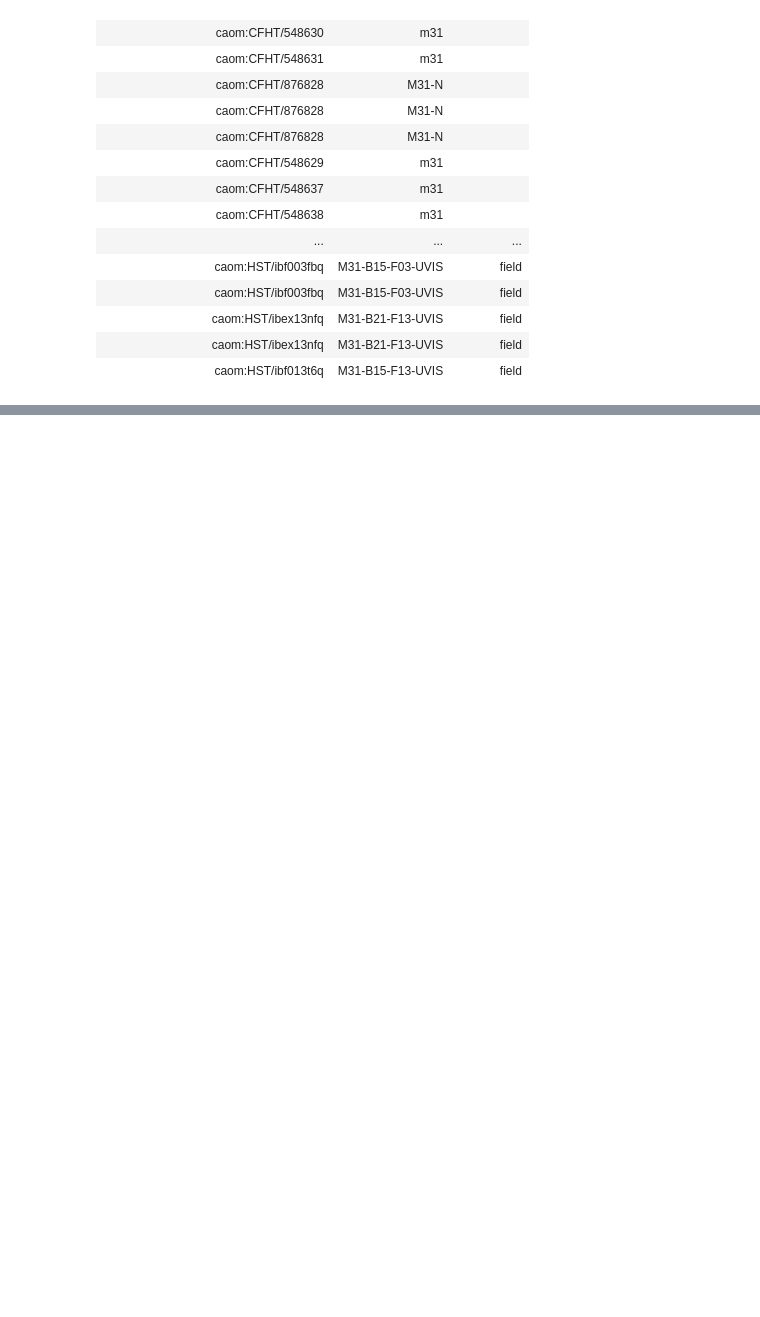
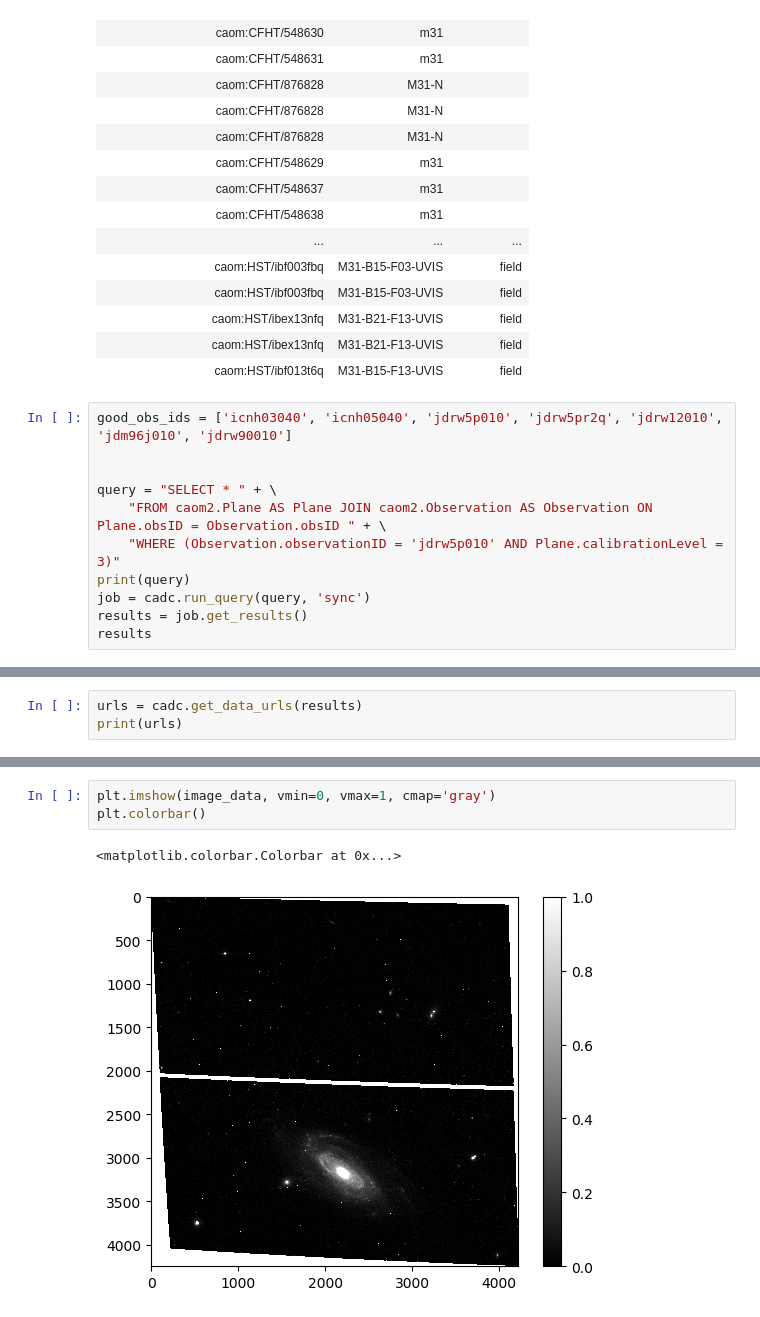
Before and after one commit to ellieb/astroquery_tutorial, a Jupyter notebook: astroquery_tutorial.ipynb, the cells around one changed output, grey strips where cells are left out. Cells and saved outputs as stored; diff of their text form; blank space fills up the shorter version.

```diff
--- a/astroquery_tutorial.ipynb
+++ b/astroquery_tutorial.ipynb
@@ -365,3 +299,14 @@ Table masked=True length=2000
 | caom:HST/ibex13nfq | M31-B21-F13-UVIS | field |
 | caom:HST/ibex13nfq | M31-B21-F13-UVIS | field |
 | caom:HST/ibf013t6q | M31-B15-F13-UVIS | field |
+# %%
+good_obs_ids = ['icnh03040', 'icnh05040', 'jdrw5p010', 'jdrw5pr2q', 'jdrw12010', 'jdm96j010', 'jdrw90010']
+
+
+query = "SELECT * " + \
+    "FROM caom2.Plane AS Plane JOIN caom2.Observation AS Observation ON Plane.obsID = Observation.obsID " + \
+    "WHERE (Observation.observationID = 'jdrw5p010' AND Plane.calibrationLevel = 3)"
+print(query)
+job = cadc.run_query(query, 'sync')
+results = job.get_results()
+results
@@ -367,0 +320,3 @@ Table masked=True length=2000
+# %%
+urls = cadc.get_data_urls(results)
+print(urls)
@@ -367,0 +376,6 @@ Table masked=True length=2000
+# %%
+plt.imshow(image_data, vmin=0, vmax=1, cmap='gray')
+plt.colorbar()
+# %% [output]
+<matplotlib.colorbar.Colorbar at 0x...>
+[figure, added]
```
Also changed, not shown: parts of 45 cells of this notebook.
